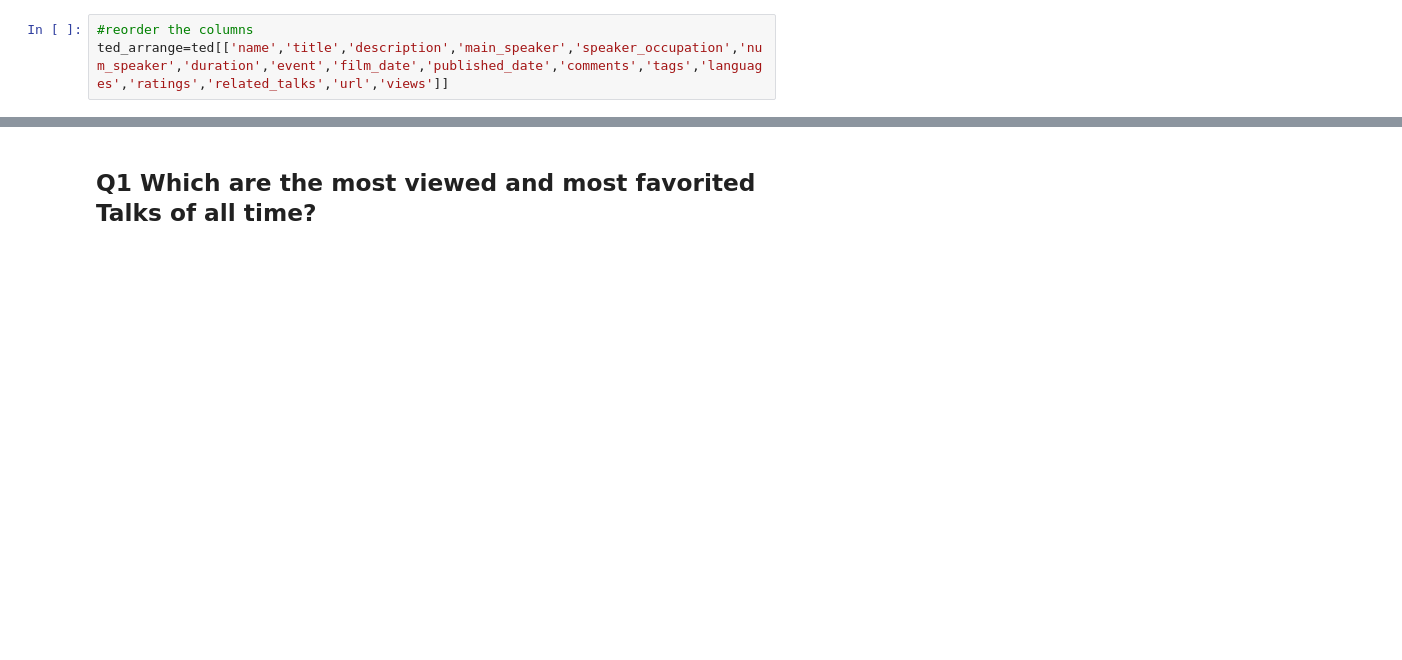
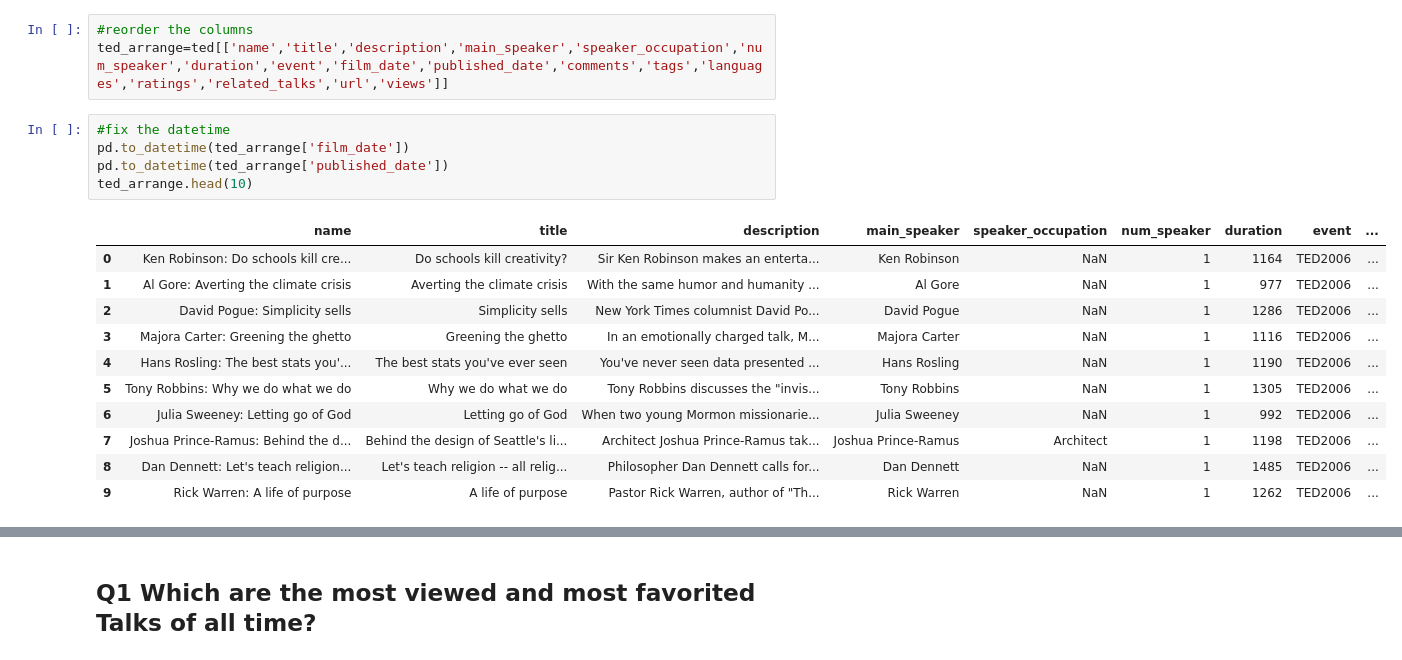
Before and after one commit to carmondc/Ted-Talks, a Jupyter notebook: TED Talks.ipynb, the cells around one changed output, grey strips where cells are left out. Cells and saved outputs as stored; diff of their text form; blank space fills up the shorter version.

```diff
--- a/TED Talks.ipynb
+++ b/TED Talks.ipynb
@@ -76,6 +76,23 @@ dtype: int64
 # %%
 #reorder the columns
 ted_arrange=ted[['name','title','description','main_speaker','speaker_occupation','num_speaker','duration','event','film_date','published_date','comments','tags','languages','ratings','related_talks','url','views']]
+# %%
+#fix the datetime
+pd.to_datetime(ted_arrange['film_date'])
+pd.to_datetime(ted_arrange['published_date'])
+ted_arrange.head(10)
+# %% [output]
+|  | name | title | description | main_speaker | speaker_occupation | num_speaker | duration | event | ... |
+| 0 | Ken Robinson: Do schools kill cre... | Do schools kill creativity? | Sir Ken Robinson makes an enterta... | Ken Robinson | NaN | 1 | 1164 | TED2006 | ... |
+| 1 | Al Gore: Averting the climate crisis | Averting the climate crisis | With the same humor and humanity ... | Al Gore | NaN | 1 | 977 | TED2006 | ... |
+| 2 | David Pogue: Simplicity sells | Simplicity sells | New York Times columnist David Po... | David Pogue | NaN | 1 | 1286 | TED2006 | ... |
+| 3 | Majora Carter: Greening the ghetto | Greening the ghetto | In an emotionally charged talk, M... | Majora Carter | NaN | 1 | 1116 | TED2006 | ... |
+| 4 | Hans Rosling: The best stats you'... | The best stats you've ever seen | You've never seen data presented ... | Hans Rosling | NaN | 1 | 1190 | TED2006 | ... |
+| 5 | Tony Robbins: Why we do what we do | Why we do what we do | Tony Robbins discusses the "invis... | Tony Robbins | NaN | 1 | 1305 | TED2006 | ... |
+| 6 | Julia Sweeney: Letting go of God | Letting go of God | When two young Mormon missionarie... | Julia Sweeney | NaN | 1 | 992 | TED2006 | ... |
+| 7 | Joshua Prince-Ramus: Behind the d... | Behind the design of Seattle's li... | Architect Joshua Prince-Ramus tak... | Joshua Prince-Ramus | Architect | 1 | 1198 | TED2006 | ... |
+| 8 | Dan Dennett: Let's teach religion... | Let's teach religion -- all relig... | Philosopher Dan Dennett calls for... | Dan Dennett | NaN | 1 | 1485 | TED2006 | ... |
+| 9 | Rick Warren: A life of purpose | A life of purpose | Pastor Rick Warren, author of "Th... | Rick Warren | NaN | 1 | 1262 | TED2006 | ... |
 # %%
 ted_arrange.describe()
 # %% [output]
```
Also changed, not shown: parts of 5 cells of this notebook.
